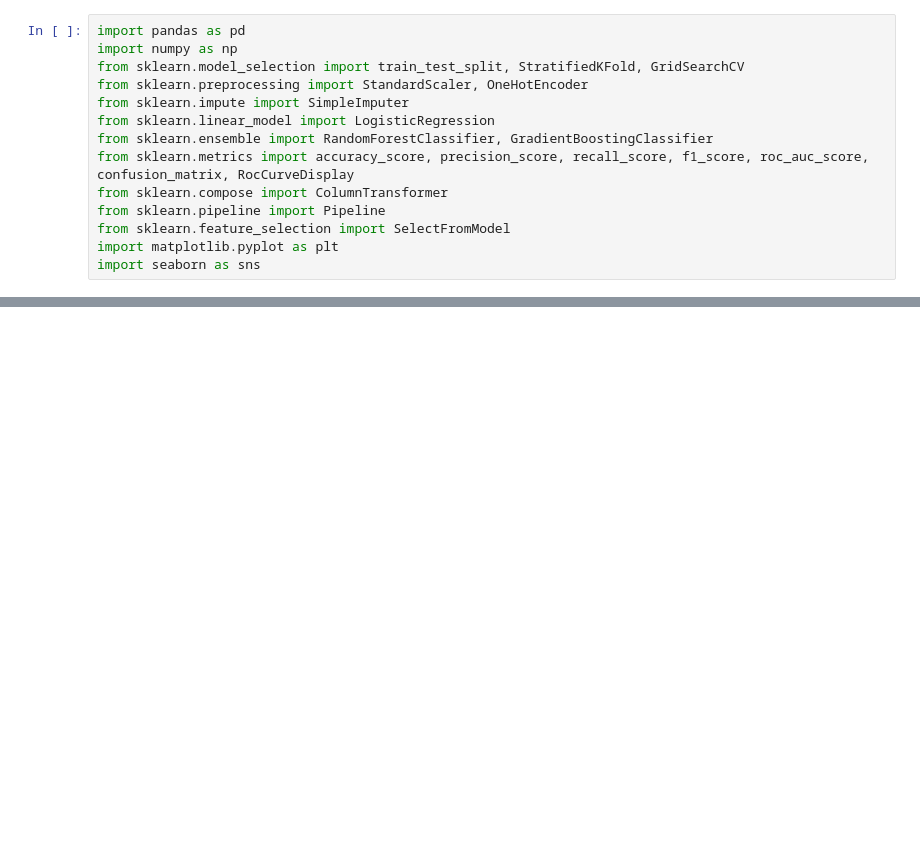
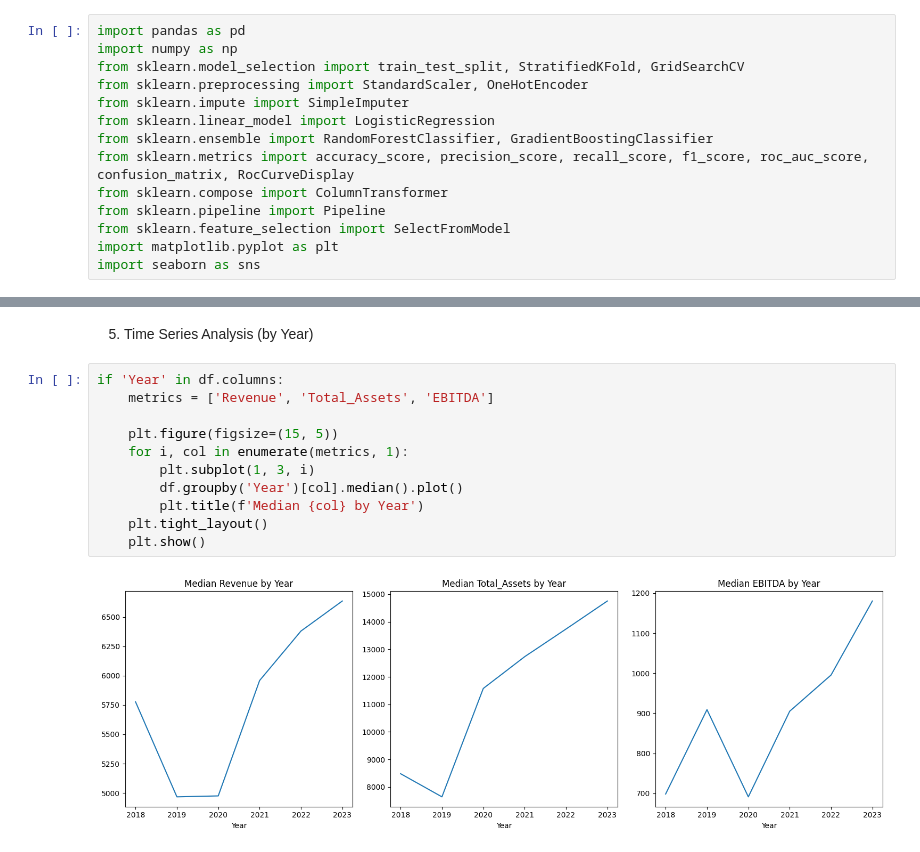
Before and after one commit to carolinavivast/Thesis, a Jupyter notebook: Thesis_2.ipynb, the cells around one changed output, grey strips where cells are left out. Saved outputs shown, nothing was run; the diff lists cells and outputs as text; blank space fills up the shorter version.

```diff
--- a/Thesis_2.ipynb
+++ b/Thesis_2.ipynb
@@ -191,0 +295,15 @@ max              2228.412256  90000.000000
+# %% [markdown]
+5. Time Series Analysis (by Year)
+# %%
+if 'Year' in df.columns:
+    metrics = ['Revenue', 'Total_Assets', 'EBITDA']
+
+    plt.figure(figsize=(15, 5))
+    for i, col in enumerate(metrics, 1):
+        plt.subplot(1, 3, i)
+        df.groupby('Year')[col].median().plot()
+        plt.title(f'Median {col} by Year')
+    plt.tight_layout()
+    plt.show()
+# %% [output]
+[figure, added]
```
Also changed, not shown: parts of 69 cells of this notebook, 5 other files.
